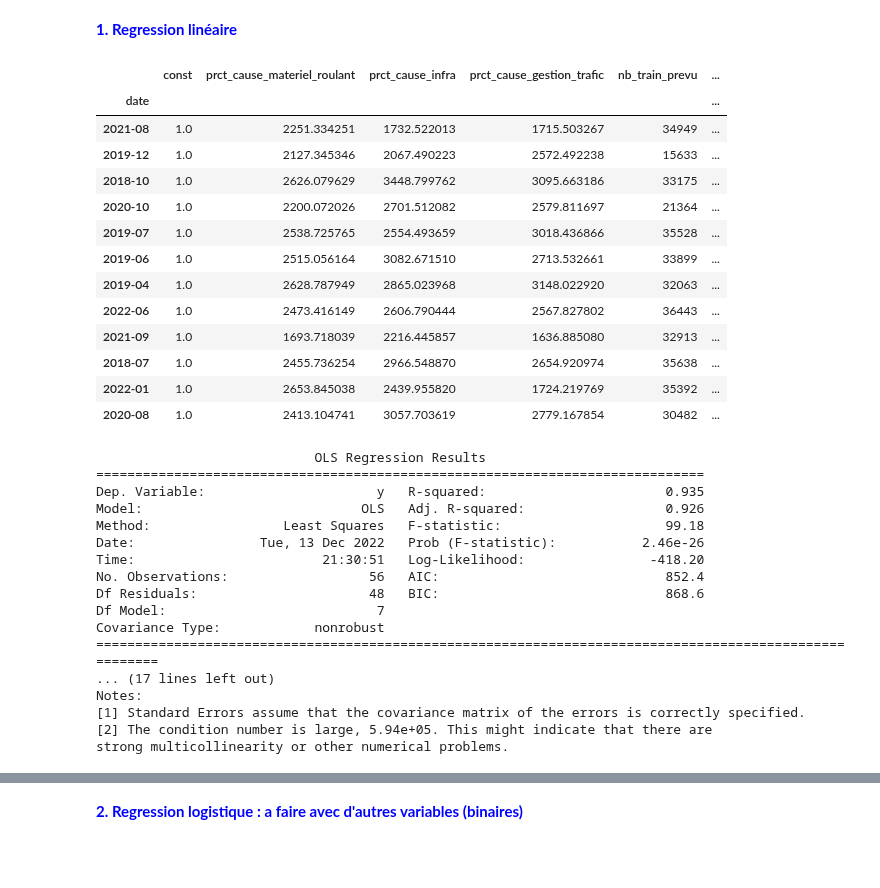
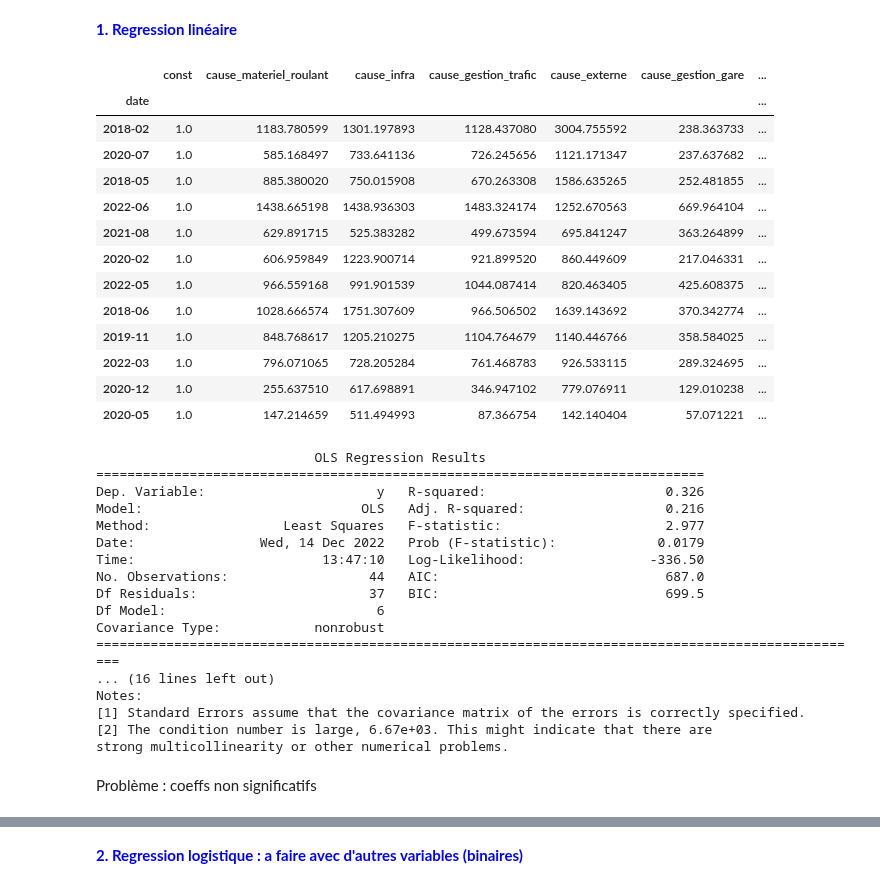
Before and after one commit to DiegoRenaud/Exercice, a Jupyter notebook: Retards_causes_reg.ipynb, the cells around one changed output, grey strips where cells are left out. Drawn from its saved outputs; the diff is of its cells as text; code cells hidden in the pictures; blank space fills up the shorter version.

```diff
--- a/Retards_causes_reg.ipynb
+++ b/Retards_causes_reg.ipynb
@@ -93,7 +68,8 @@ plt.hist(df_retards['log_retard_moyen_depart'])
 # %%
 #on copie la dataframe initiale par securite
-df_retards_initial = df_retards.copy()
-df_retards_initial
+#df_retards_initial = df_retards.copy()
+df_retards = df_retards_initial.copy()
+df_retards
 # %% [output]
 |  | date | service | gare_depart | gare_arrivee | duree_moyenne | nb_train_prevu | nb_annulation | ... |
 | 0 | 2018-01 | National | LE MANS | PARIS MONTPARNASSE | 56 | 406 | 1 | ... |
@@ -110,0 +87,8 @@ df_retards_initial
+# %%
+df_retards['cause_materiel_roulant'] = df_retards['prct_cause_materiel_roulant']/100*df_retards['nb_train_retard_arrivee']
+df_retards['cause_infra'] = df_retards['prct_cause_infra']/100*df_retards['nb_train_retard_arrivee']
+df_retards['cause_gestion_trafic'] = df_retards['prct_cause_gestion_trafic']/100*df_retards['nb_train_retard_arrivee']
+df_retards['cause_externe'] = df_retards['prct_cause_externe']/100*df_retards['nb_train_retard_arrivee']
+df_retards['cause_gestion_gare'] = df_retards['prct_cause_gestion_gare']/100*df_retards['nb_train_retard_arrivee']
+df_retards['cause_prise_en_charge_voyageurs'] = df_retards['prct_cause_prise_en_charge_voyageurs']/100*df_retards['nb_train_retard_arrivee']
+df_retards
@@ -111,5 +109,6 @@ df_retards_initial
 # %%
 #on somme à présent les données par mois
-df_retards = df_retards.groupby(['date'])[['duree_moyenne','log_retard_moyen_depart','prct_cause_materiel_roulant', 'prct_cause_infra','prct_cause_gestion_trafic','nb_train_prevu', 'prct_cause_externe','prct_cause_gestion_gare', 'prct_cause_prise_en_charge_voyageurs', 'nb_retards']].sum()
+causes_retards = ['cause_materiel_roulant', 'cause_infra', 'cause_gestion_trafic', 'cause_externe', 'cause_gestion_gare', 'cause_prise_en_charge_voyageurs']
+df_retards = df_retards.groupby(['date'])[['retard_moyen_arrivee','cause_materiel_roulant', 'cause_infra', 'cause_gestion_trafic', 'cause_externe', 'cause_gestion_gare', 'cause_prise_en_charge_voyageurs', 'nb_train_retard_arrivee']].mean()
 df_retards.head()
 # %% [output]
@@ -179,46 +179,46 @@ plt.scatter(yTest, epsilon)
 # %% [markdown]
 <font color='blue'> **1. Regression linéaire** </font>
 # %%
-x = sm.add_constant(df_retards[['prct_cause_materiel_roulant', 'prct_cause_infra','prct_cause_gestion_trafic','nb_train_prevu', 'prct_cause_externe','prct_cause_gestion_gare', 'prct_cause_prise_en_charge_voyageurs']])
-y = df_retards[['duree_moyenne']].values.ravel()
+x = sm.add_constant(df_retards[causes_retards])
+y = df_retards[['retard_moyen_arrivee']].values.ravel()
 
 xTrain, xTest, yTrain, yTest = train_test_split(x, y, test_size=0.2)
 xTest
 # %% [output]
-|  | const | prct_cause_materiel_roulant | prct_cause_infra | prct_cause_gestion_trafic | nb_train_prevu | ... |
-| date |  |  |  |  |  | ... |
-| 2021-08 | 1.0 | 2251.334251 | 1732.522013 | 1715.503267 | 34949 | ... |
-| 2019-12 | 1.0 | 2127.345346 | 2067.490223 | 2572.492238 | 15633 | ... |
-| 2018-10 | 1.0 | 2626.079629 | 3448.799762 | 3095.663186 | 33175 | ... |
-| 2020-10 | 1.0 | 2200.072026 | 2701.512082 | 2579.811697 | 21364 | ... |
-| 2019-07 | 1.0 | 2538.725765 | 2554.493659 | 3018.436866 | 35528 | ... |
-| 2019-06 | 1.0 | 2515.056164 | 3082.671510 | 2713.532661 | 33899 | ... |
-| 2019-04 | 1.0 | 2628.787949 | 2865.023968 | 3148.022920 | 32063 | ... |
-| 2022-06 | 1.0 | 2473.416149 | 2606.790444 | 2567.827802 | 36443 | ... |
-| 2021-09 | 1.0 | 1693.718039 | 2216.445857 | 1636.885080 | 32913 | ... |
-| 2018-07 | 1.0 | 2455.736254 | 2966.548870 | 2654.920974 | 35638 | ... |
-| 2022-01 | 1.0 | 2653.845038 | 2439.955820 | 1724.219769 | 35392 | ... |
-| 2020-08 | 1.0 | 2413.104741 | 3057.703619 | 2779.167854 | 30482 | ... |
+|  | const | cause_materiel_roulant | cause_infra | cause_gestion_trafic | cause_externe | cause_gestion_gare | ... |
+| date |  |  |  |  |  |  | ... |
+| 2018-02 | 1.0 | 1183.780599 | 1301.197893 | 1128.437080 | 3004.755592 | 238.363733 | ... |
+| 2020-07 | 1.0 | 585.168497 | 733.641136 | 726.245656 | 1121.171347 | 237.637682 | ... |
+| 2018-05 | 1.0 | 885.380020 | 750.015908 | 670.263308 | 1586.635265 | 252.481855 | ... |
+| 2022-06 | 1.0 | 1438.665198 | 1438.936303 | 1483.324174 | 1252.670563 | 669.964104 | ... |
+| 2021-08 | 1.0 | 629.891715 | 525.383282 | 499.673594 | 695.841247 | 363.264899 | ... |
+| 2020-02 | 1.0 | 606.959849 | 1223.900714 | 921.899520 | 860.449609 | 217.046331 | ... |
+| 2022-05 | 1.0 | 966.559168 | 991.901539 | 1044.087414 | 820.463405 | 425.608375 | ... |
+| 2018-06 | 1.0 | 1028.666574 | 1751.307609 | 966.506502 | 1639.143692 | 370.342774 | ... |
+| 2019-11 | 1.0 | 848.768617 | 1205.210275 | 1104.764679 | 1140.446766 | 358.584025 | ... |
+| 2022-03 | 1.0 | 796.071065 | 728.205284 | 761.468783 | 926.533115 | 289.324695 | ... |
+| 2020-12 | 1.0 | 255.637510 | 617.698891 | 346.947102 | 779.076911 | 129.010238 | ... |
+| 2020-05 | 1.0 | 147.214659 | 511.494993 | 87.366754 | 142.140404 | 57.071221 | ... |
 # %%
 #on fait la regression lineaire
 
-results = sm.OLS(y, x).fit()
+results = sm.OLS(yTrain, xTrain).fit()
 print(results.summary())
 # %% [output]
                             OLS Regression Results
 ==============================================================================
-Dep. Variable:                      y   R-squared:                       0.935
-Model:                            OLS   Adj. R-squared:                  0.926
-Method:                 Least Squares   F-statistic:                     99.18
-Date:                Tue, 13 Dec 2022   Prob (F-statistic):           2.46e-26
-Time:                        21:30:51   Log-Likelihood:                -418.20
-No. Observations:                  56   AIC:                             852.4
-Df Residuals:                      48   BIC:                             868.6
-Df Model:                           7
+Dep. Variable:                      y   R-squared:                       0.326
+Model:                            OLS   Adj. R-squared:                  0.216
+Method:                 Least Squares   F-statistic:                     2.977
+Date:                Wed, 14 Dec 2022   Prob (F-statistic):             0.0179
+Time:                        13:47:10   Log-Likelihood:                -336.50
+No. Observations:                  44   AIC:                             687.0
+Df Residuals:                      37   BIC:                             699.5
+Df Model:                           6
 Covariance Type:            nonrobust
-========================================================================================================
-... (17 lines left out)
+===================================================================================================
+... (16 lines left out)
 Notes:
 [1] Standard Errors assume that the covariance matrix of the errors is correctly specified.
-[2] The condition number is large, 5.94e+05. This might indicate that there are
+[2] The condition number is large, 6.67e+03. This might indicate that there are
 strong multicollinearity or other numerical problems.
@@ -227,3 +225,5 @@ strong multicollinearity or other numerical problems.
+# %% [markdown]
+Problème : coeffs non significatifs
 # %%
 #On évaluer la pertinence du modèle
 
```
Also changed, not shown: parts of 29 cells of this notebook.
